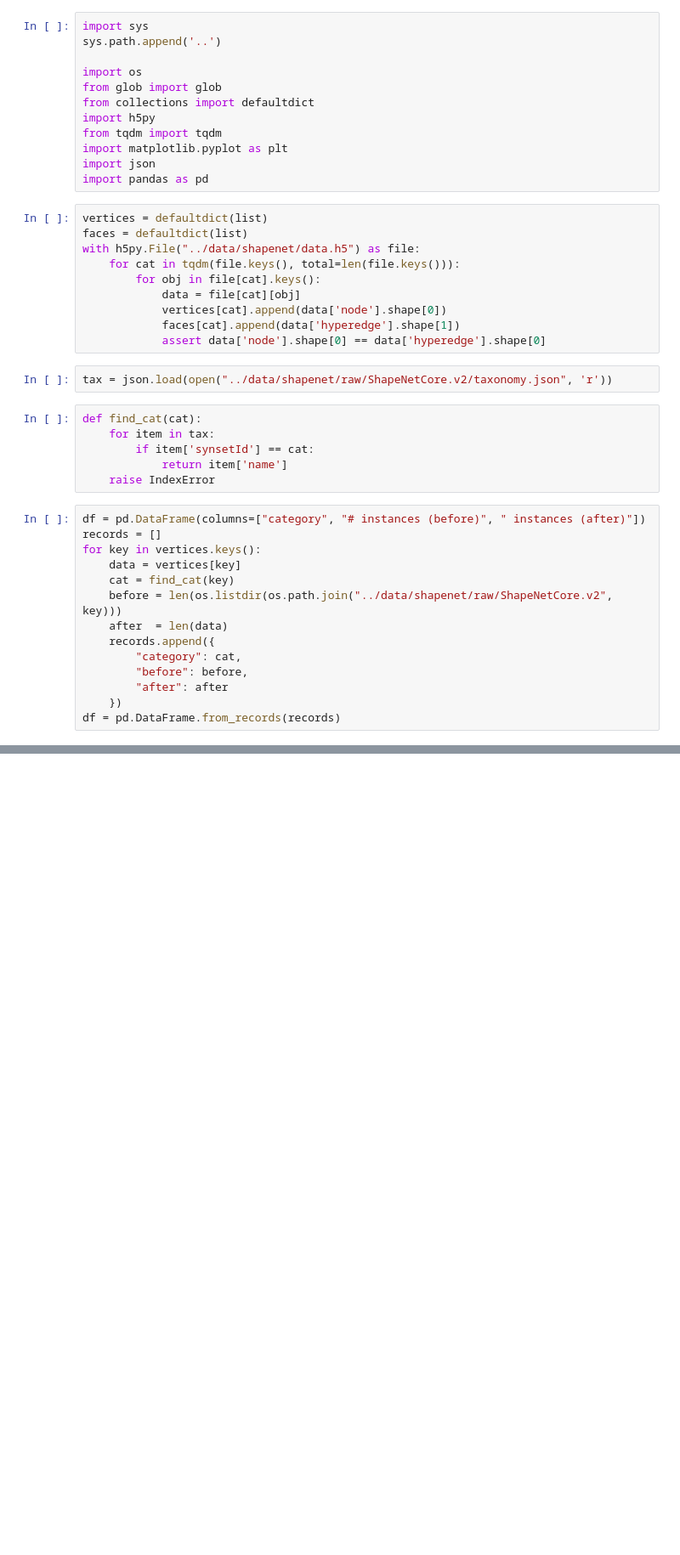
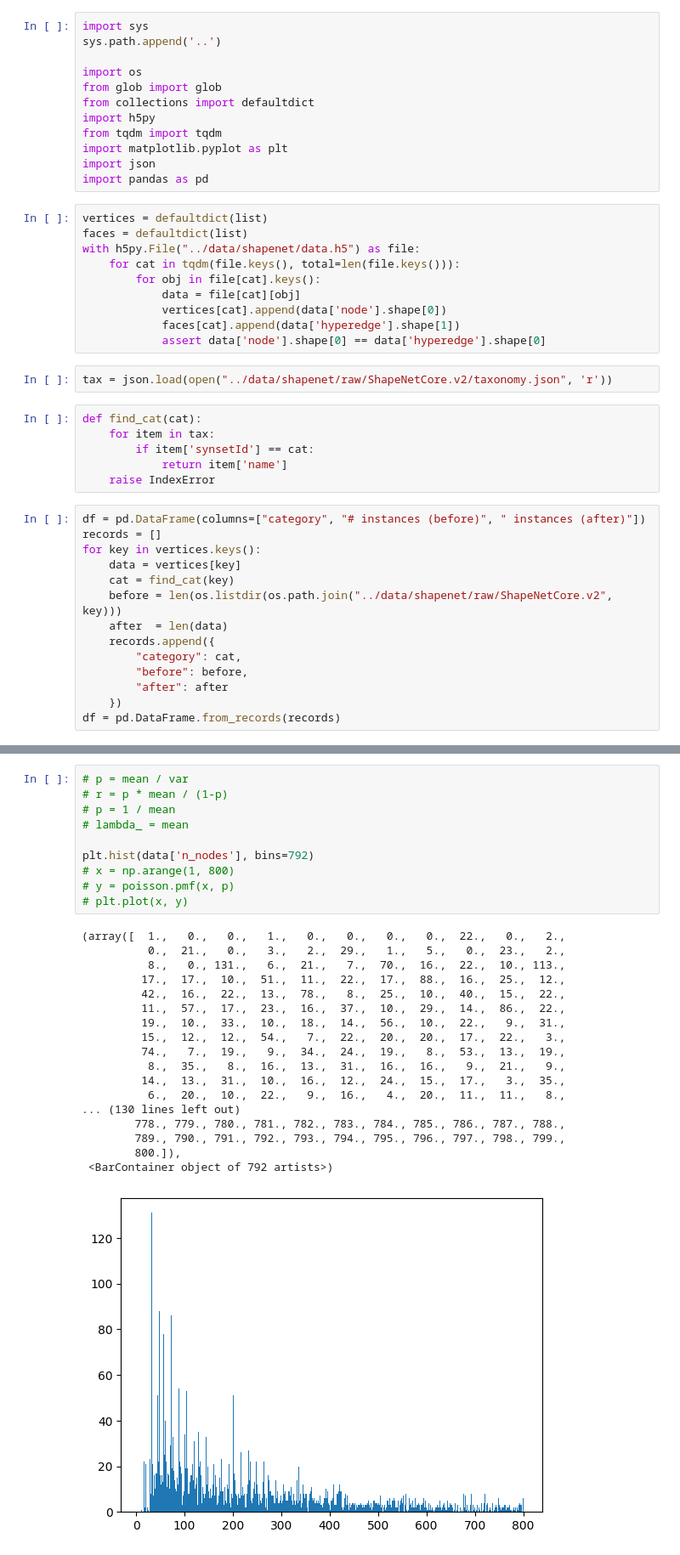
Before and after one commit to Boltzmachine/hypergraph-generation, a Jupyter notebook: scripts/stat.ipynb, the cells around one changed output, grey strips where cells are left out. Shown at 85% size. Saved outputs shown, nothing was run; the diff lists cells and outputs as text; blank space fills up the shorter version.

```diff
--- a/scripts/stat.ipynb
+++ b/scripts/stat.ipynb
@@ -64,0 +139,29 @@ df
+# %%
+# p = mean / var
+# r = p * mean / (1-p)
+# p = 1 / mean
+# lambda_ = mean
+
+plt.hist(data['n_nodes'], bins=792)
+# x = np.arange(1, 800)
+# y = poisson.pmf(x, p)
+# plt.plot(x, y)
+# %% [output]
+(array([  1.,   0.,   0.,   1.,   0.,   0.,   0.,   0.,  22.,   0.,   2.,
+          0.,  21.,   0.,   3.,   2.,  29.,   1.,   5.,   0.,  23.,   2.,
+          8.,   0., 131.,   6.,  21.,   7.,  70.,  16.,  22.,  10., 113.,
+         17.,  17.,  10.,  51.,  11.,  22.,  17.,  88.,  16.,  25.,  12.,
+         42.,  16.,  22.,  13.,  78.,   8.,  25.,  10.,  40.,  15.,  22.,
+         11.,  57.,  17.,  23.,  16.,  37.,  10.,  29.,  14.,  86.,  22.,
+         19.,  10.,  33.,  10.,  18.,  14.,  56.,  10.,  22.,   9.,  31.,
+         15.,  12.,  12.,  54.,   7.,  22.,  20.,  20.,  17.,  22.,   3.,
+         74.,   7.,  19.,   9.,  34.,  24.,  19.,   8.,  53.,  13.,  19.,
+          8.,  35.,   8.,  16.,  13.,  31.,  16.,  16.,   9.,  21.,   9.,
+         14.,  13.,  31.,  10.,  16.,  12.,  24.,  15.,  17.,   3.,  35.,
+          6.,  20.,  10.,  22.,   9.,  16.,   4.,  20.,  11.,  11.,   8.,
+... (130 lines left out)
+        778., 779., 780., 781., 782., 783., 784., 785., 786., 787., 788.,
+        789., 790., 791., 792., 793., 794., 795., 796., 797., 798., 799.,
+        800.]),
+ <BarContainer object of 792 artists>)
+[figure, added]
```
Also changed, not shown: parts of 6 cells of this notebook, 19 other files.
